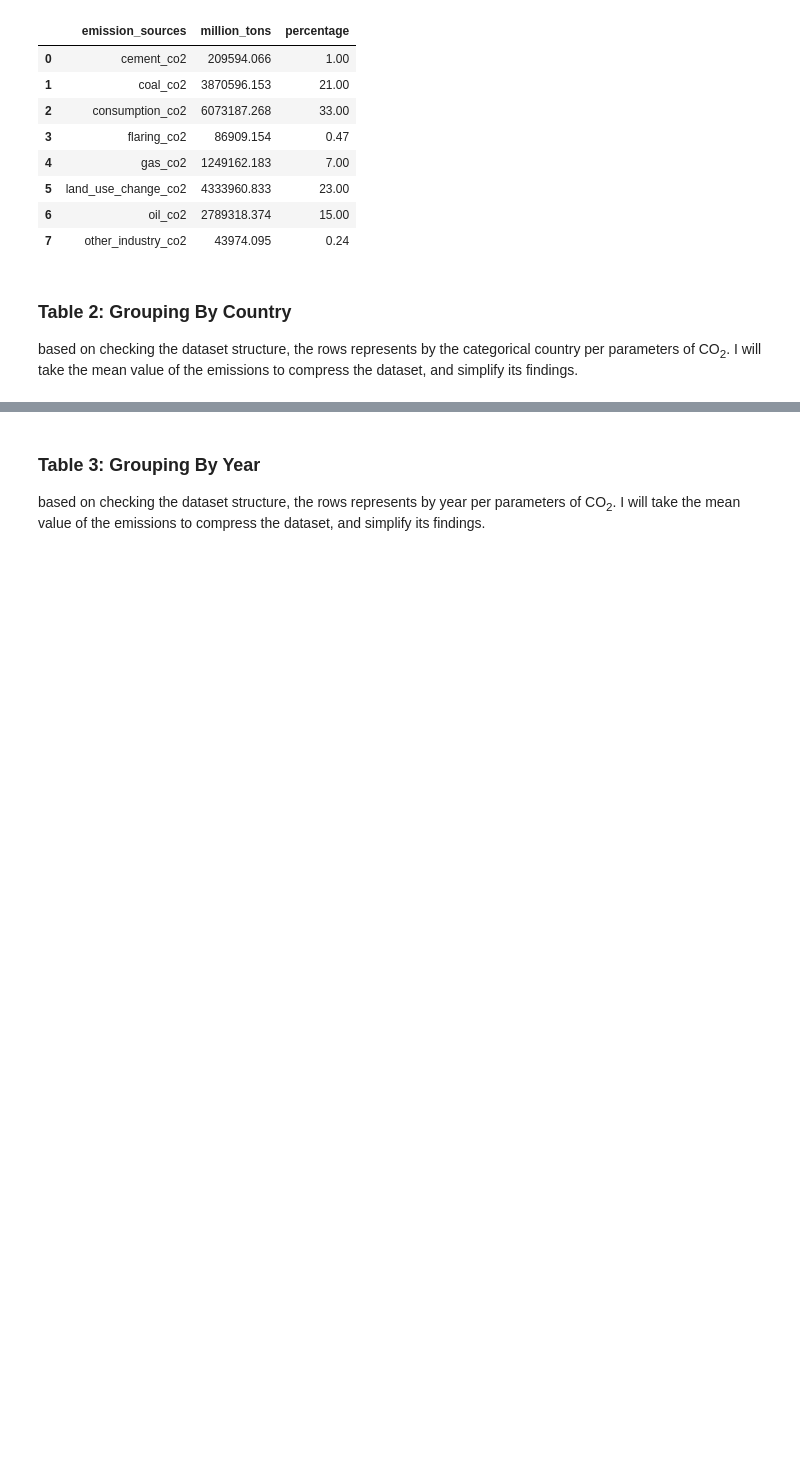
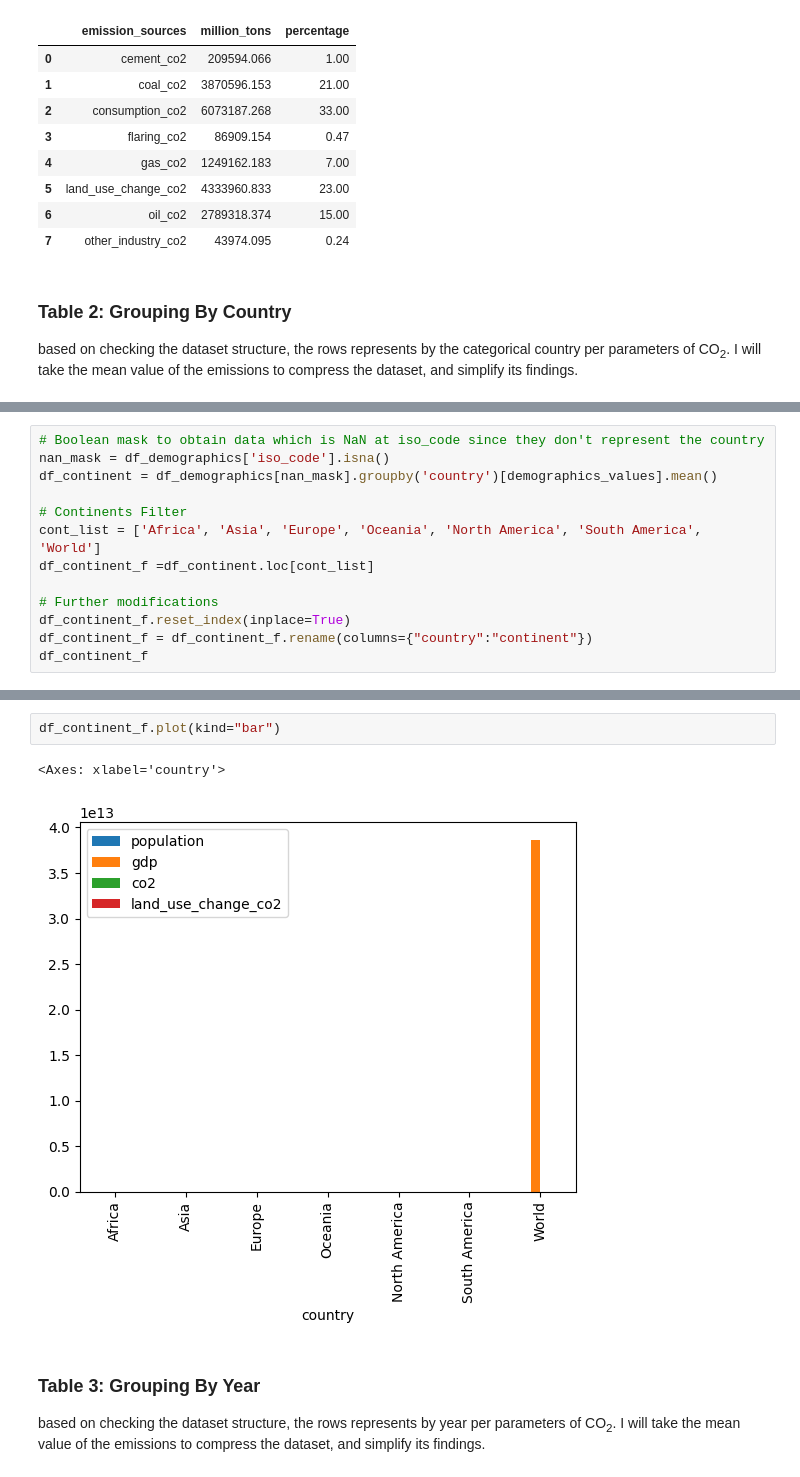
Before and after one commit to bryancastillo10/co2-emissions-analysis, a Jupyter notebook: data_prep.ipynb, the cells around one changed output, grey strips where cells are left out. Drawn from its saved outputs; the diff is of its cells as text; blank space fills up the shorter version.

Commit message:
added continents to dataset

```diff
--- a/data_prep.ipynb
+++ b/data_prep.ipynb
@@ -142,0 +146,13 @@ plt.show()
+# %%
+# Boolean mask to obtain data which is NaN at iso_code since they don't represent the country
+nan_mask = df_demographics['iso_code'].isna()
+df_continent = df_demographics[nan_mask].groupby('country')[demographics_values].mean()
+
+# Continents Filter
+cont_list = ['Africa', 'Asia', 'Europe', 'Oceania', 'North America', 'South America', 'World']
+df_continent_f =df_continent.loc[cont_list]
+
+# Further modifications
+df_continent_f.reset_index(inplace=True)
+df_continent_f = df_continent_f.rename(columns={"country":"continent"})
+df_continent_f
@@ -143,3 +169,8 @@ plt.show()
+# %%
+df_continent_f.plot(kind="bar")
+# %% [output]
+<Axes: xlabel='country'>
+[figure, added]
 # %% [markdown]
 <h3>Table 3: Grouping By Year</h3>
 <p>based on checking the dataset structure, the rows represents by year per parameters of CO<sub>2</sub>. I will take the mean value of the emissions to compress the dataset, and simplify its findings.
```
Also changed, not shown: parts of 6 cells of this notebook, 2 other files.
